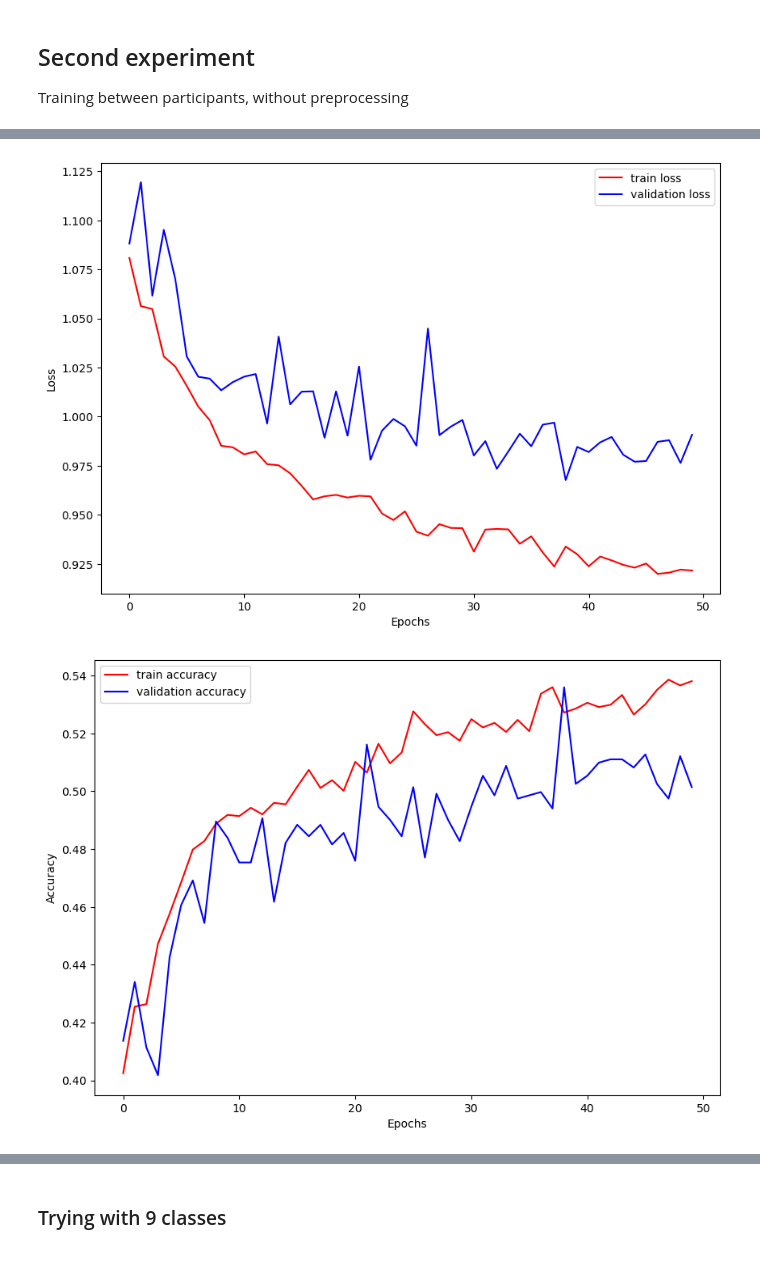
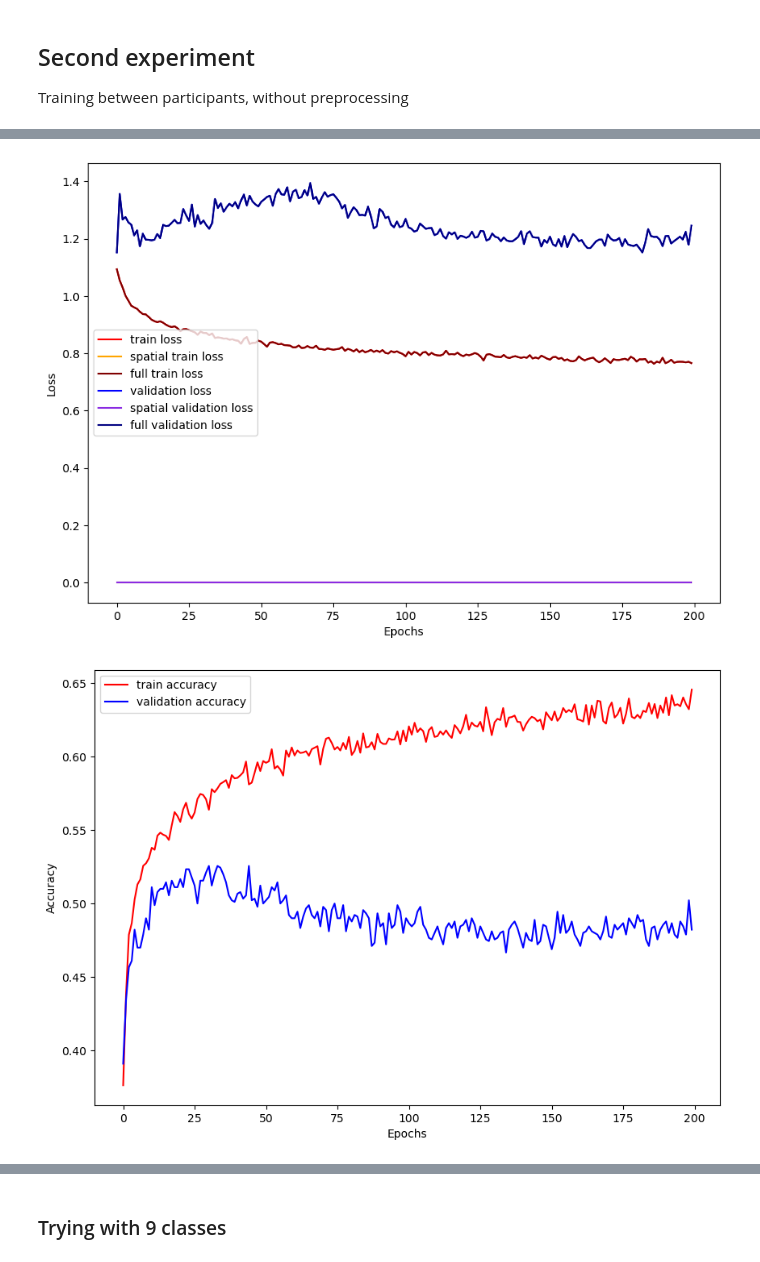
Before and after one commit to nealkafree/toponet, a Jupyter notebook: notebook/TopoNet_EEG_train.ipynb, the cells around one changed output, grey strips where cells are left out. Saved outputs shown, nothing was run; the diff lists cells and outputs as text; code cells hidden in the pictures.

```diff
--- a/notebook/TopoNet_EEG_train.ipynb
+++ b/notebook/TopoNet_EEG_train.ipynb
@@ -381,7 +442,7 @@ def train_with_cross_validation_all_participants(model_class, model_params: dict
     :param disable_logs:
     :return: trained models with additional information.
     """
-    accuracy = torchmetrics.Accuracy(task='multiclass', num_classes=3).to(DEVICE)
+    accuracy = torchmetrics.Accuracy(task='multiclass', num_classes=model_params['model']['num_classes']).to(DEVICE)
 
     # Prepare test data
     torch.manual_seed(random_seed)
@@ -407,9 +468,9 @@ def train_with_cross_validation_all_participants(model_class, model_params: dict
 
         # Train one model. We get the best checkpoint
         model = model_class(**model_params['model']).to(DEVICE)
-        optimizer = torch.optim.Adam(model.parameters(), lr=0.01)
+        optimizer = torch.optim.Adam(model.parameters(), lr=0.001)
         loss_fn = torch.nn.CrossEntropyLoss()
-        best_checkpoint, loss_history = train_model(model, train_loader, validation_loader, epochs, loss_fn, optimizer, disable_logs=disable_logs, **model_params['spatial'])
+        best_checkpoint, loss_history = train_model(model, model_params['model']['num_classes'], train_loader, validation_loader, epochs, loss_fn, optimizer, disable_logs=disable_logs, **model_params['spatial'])
 
         # Load the best checkpoint
         model = model_class(**model_params['model']).to(DEVICE)
@@ -417,14 +478,16 @@ def train_with_cross_validation_all_participants(model_class, model_params: dict
         model.eval()
 
         # Test the best checkpoint and save results
-        predictions, targets, test_loss = test_step(model, test_loader, loss_fn, **model_params['spatial'])
+        predictions, targets, test_loss_data = test_step(model, test_loader, loss_fn, **model_params['spatial'])
         test_acc = accuracy(predictions, targets)
         resulting_models.append({
             'model': copy.deepcopy(model.state_dict()),
             'test_accuracy': test_acc.item(),
-            'test_loss': test_loss,
+            'test_loss': test_loss_data["loss"] + test_loss_data["sp_loss"],
             'epoch': best_checkpoint['epoch'],
             'loss_history': loss_history,
+            'test_predictions': predictions,
+            'test_targets': targets,
         })
 
     return resulting_models
@@ -446,14 +509,8 @@ I just use one second of raw data after onset of stimuli. Three classes - famous
 def simple_preprocess(data_raw, events, event_types):
     labels = {
         5: 0,
-        6: 0,
-        7: 0,
         13: 1,
-        14: 1,
-        15: 1,
         17: 2,
-        18: 2,
-        19: 2,
     }
 
     trials = []
@@ -615,7 +693,13 @@ results = {}
 for participant in participants:
     data = load_data(f"/home/daniil.kirillov@unitn.it/topography/data/FaceRecognition/sub-{participant}/eeg/sub-{participant}_task-FaceRecognition_eeg.set", simple_preprocess)
 
-    ensemble = train_with_cross_validation(EEGNet, parameters, data, epochs=50, disable_logs=True)
+    ensemble = train_with_cross_validation(EEGNet, parameters, data, epochs=200, disable_logs=True)
+
+    torch.save({
+        'model_parameters': parameters['model'],
+        'models': [e['model'] for e in ensemble],
+    }, f'/home/daniil.kirillov@unitn.it/topography/models/EEGNet_participant={participant}_spatial=None.pth')
+
     performance = [mdl['test_accuracy'] for mdl in ensemble]
     mean = np.mean(performance)
     std = np.std(performance)
@@ -713,7 +797,7 @@ for participant in participants:
     d = load_data(f"/home/daniil.kirillov@unitn.it/topography/data/FaceRecognition/sub-{participant}/eeg/sub-{participant}_task-FaceRecognition_eeg.set", simple_preprocess)
     data.append(d)
 
-ensemble = train_with_cross_validation_all_participants(EEGNet, parameters, data, epochs=50, disable_logs=True)
+ensemble = train_with_cross_validation_all_participants(EEGNet, parameters, data, epochs=200, disable_logs=True)
 performance = [mdl['test_accuracy'] for mdl in ensemble]
 mean = np.mean(performance)
 std = np.std(performance)
@@ -725,7 +809,8 @@ for i, m in enumerate(ensemble):
         best_acc = m['test_accuracy']
         ind = i
 
-loss_plot(ensemble[ind]['loss_history']['train_loss'], ensemble[ind]['loss_history']['valid_loss'])
+loss_plot(ensemble[ind]['loss_history']['train_loss'], ensemble[ind]['loss_history']['train_sp_loss'],
+          ensemble[ind]['loss_history']['valid_loss'], ensemble[ind]['loss_history']['valid_sp_loss'])
 accuracy_plot(ensemble[ind]['loss_history']['train_acc'], ensemble[ind]['loss_history']['valid_acc'])
 print(f'mean is {mean:.2f}, std is {std:.2f}')
 print(
@@ -736,2 +821,2 @@ Best model number is 1, loss is 1.059254765510559, accuracy is 46.50% from epoch
-[figure, old version]
+[figure, new version]
-[figure, old version]
+[figure, new version]
```
Also changed, not shown: parts of 33 cells of this notebook.
